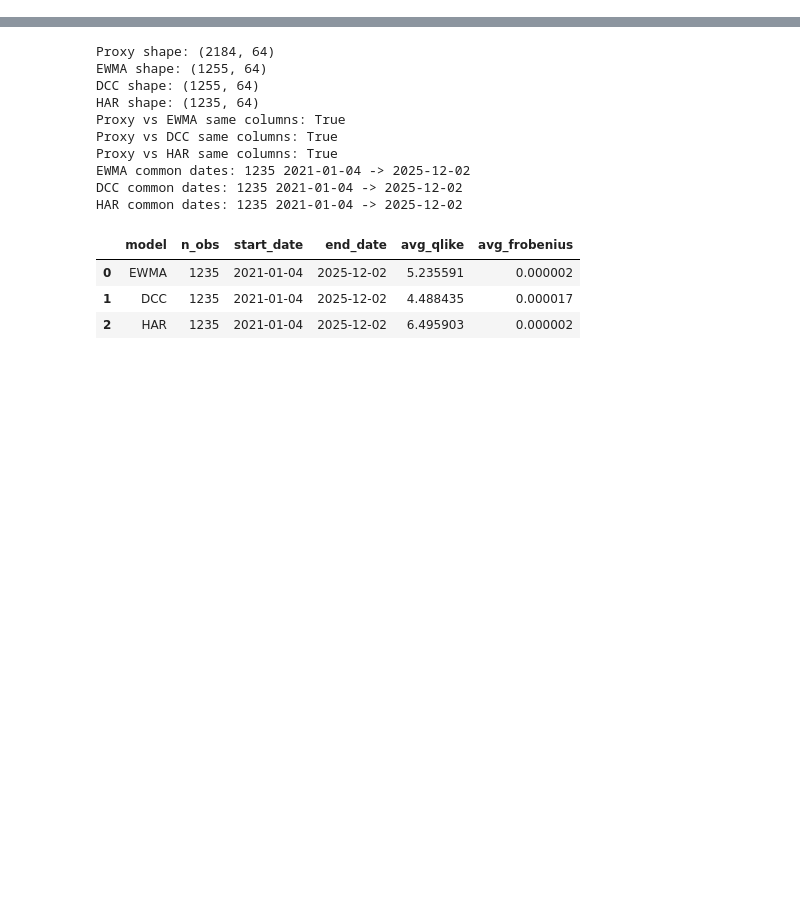
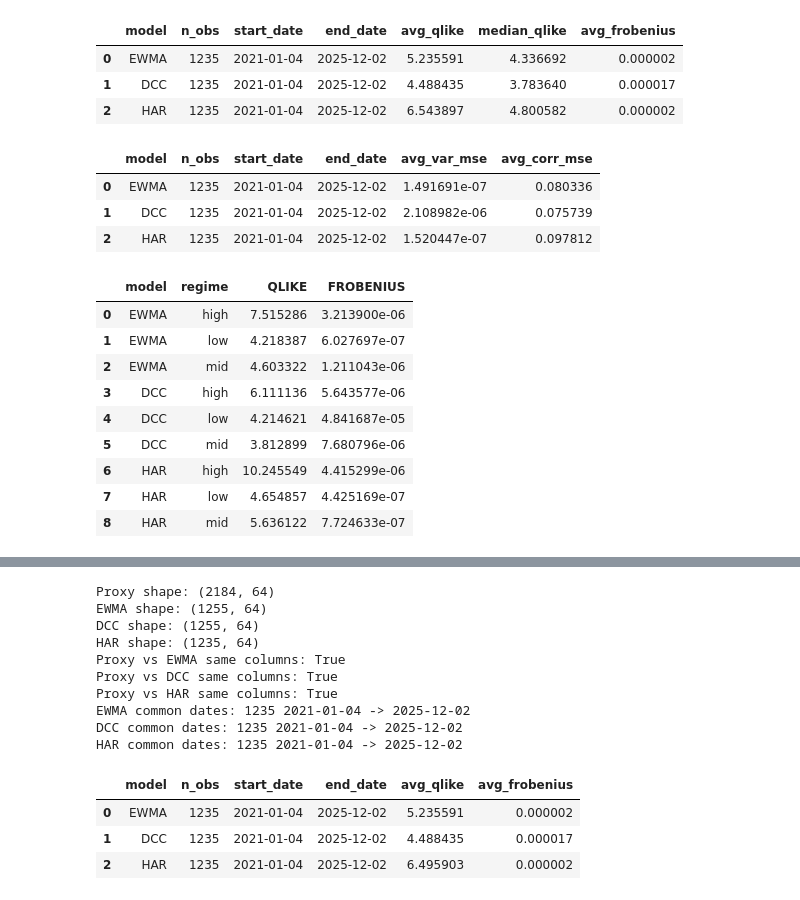
Before and after one commit to bjornhaalandoma/Master_thesis, a Jupyter notebook: evaluation/evaluation.ipynb, the cells around one changed output, grey strips where cells are left out. Drawn from its saved outputs; the diff is of its cells as text; code cells hidden in the pictures; blank space fills up the shorter version.

```diff
--- a/evaluation/evaluation.ipynb
+++ b/evaluation/evaluation.ipynb
@@ -271,0 +407,27 @@ component_regime_table = evaluate_regime_components(component_losses_dict, vol_r
+# %%
+cov_summary_table
+# %% [output]
+|  | model | n_obs | start_date | end_date | avg_qlike | median_qlike | avg_frobenius |
+| 0 | EWMA | 1235 | 2021-01-04 | 2025-12-02 | 5.235591 | 4.336692 | 0.000002 |
+| 1 | DCC | 1235 | 2021-01-04 | 2025-12-02 | 4.488435 | 3.783640 | 0.000017 |
+| 2 | HAR | 1235 | 2021-01-04 | 2025-12-02 | 6.543897 | 4.800582 | 0.000002 |
+# %%
+component_summary_table
+# %% [output]
+|  | model | n_obs | start_date | end_date | avg_var_mse | avg_corr_mse |
+| 0 | EWMA | 1235 | 2021-01-04 | 2025-12-02 | 1.491691e-07 | 0.080336 |
+| 1 | DCC | 1235 | 2021-01-04 | 2025-12-02 | 2.108982e-06 | 0.075739 |
+| 2 | HAR | 1235 | 2021-01-04 | 2025-12-02 | 1.520447e-07 | 0.097812 |
+# %%
+cov_regime_table
+# %% [output]
+|  | model | regime | QLIKE | FROBENIUS |
+| 0 | EWMA | high | 7.515286 | 3.213900e-06 |
+| 1 | EWMA | low | 4.218387 | 6.027697e-07 |
+| 2 | EWMA | mid | 4.603322 | 1.211043e-06 |
+| 3 | DCC | high | 6.111136 | 5.643577e-06 |
+| 4 | DCC | low | 4.214621 | 4.841687e-05 |
+| 5 | DCC | mid | 3.812899 | 7.680796e-06 |
+| 6 | HAR | high | 10.245549 | 4.415299e-06 |
+| 7 | HAR | low | 4.654857 | 4.425169e-07 |
+| 8 | HAR | mid | 5.636122 | 7.724633e-07 |
```
Also changed, not shown: parts of 5 cells of this notebook.
